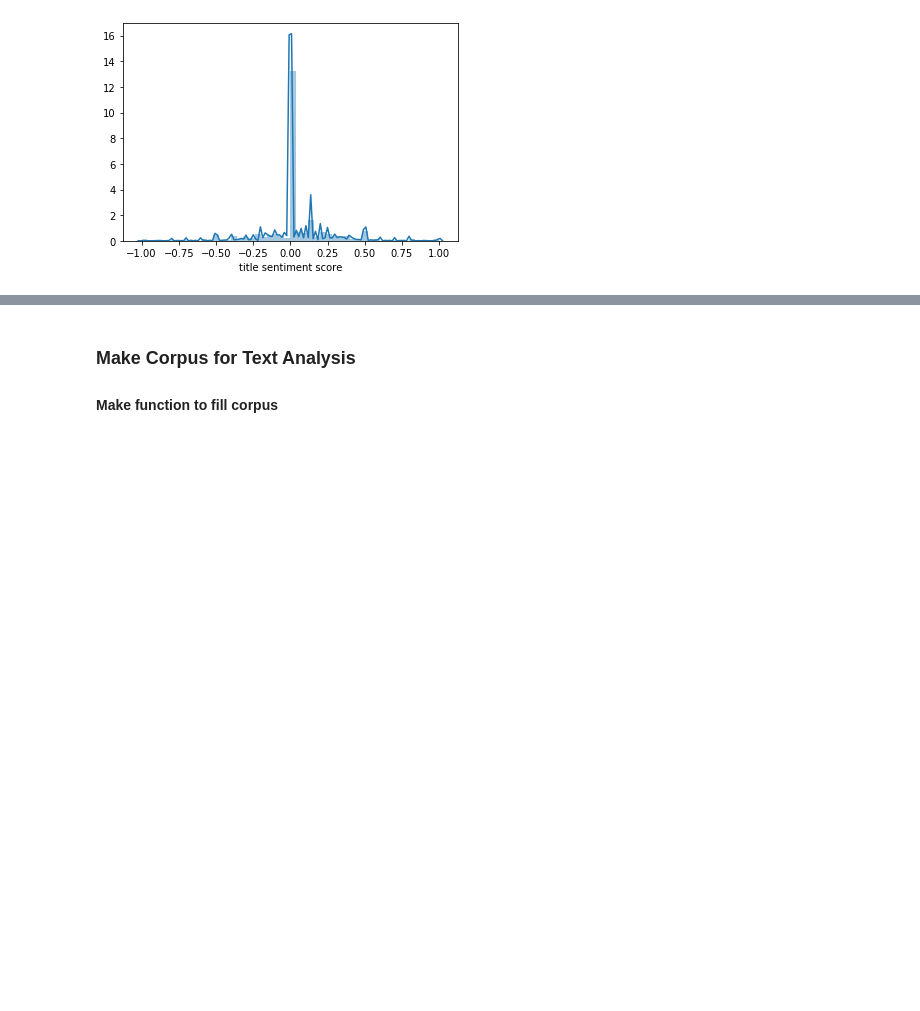
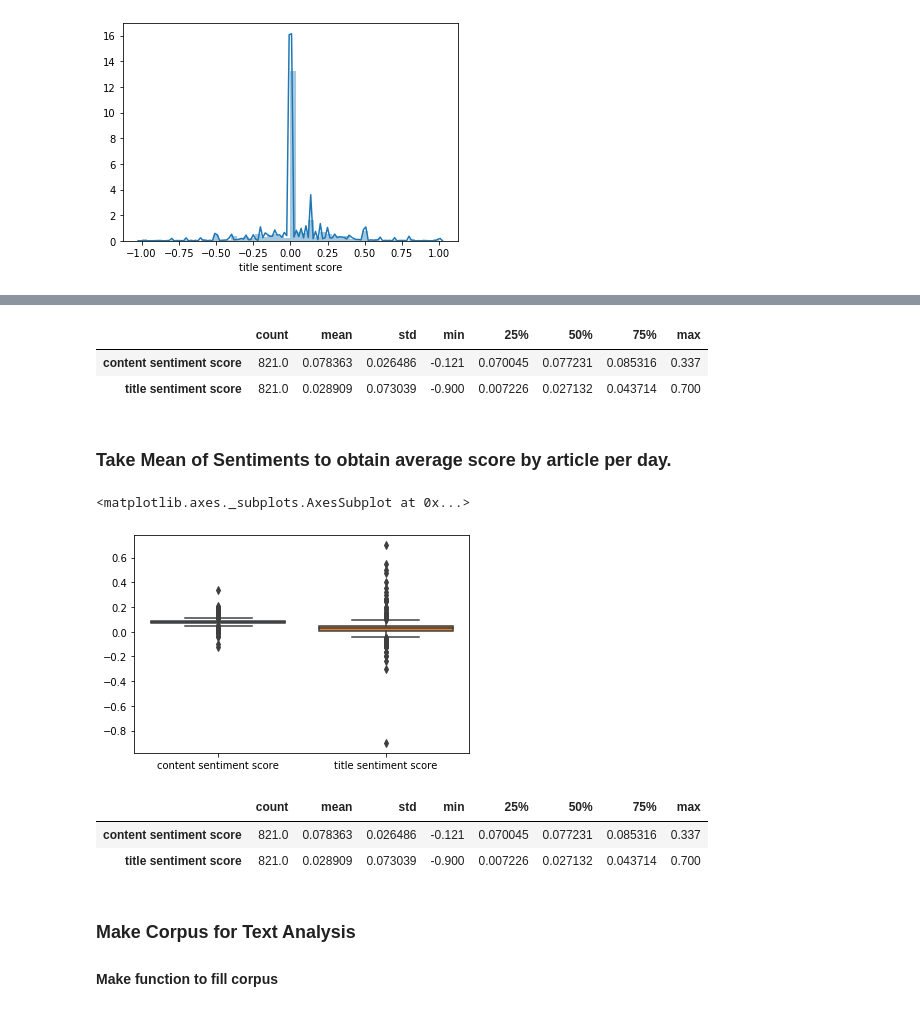
Before and after one commit to nicholas-wright/Ryerson-Capstone-Project, a Jupyter notebook: Initial Results/Exploratory Data Analysis Pt.2.ipynb, the cells around one changed output, grey strips where cells are left out. Drawn from its saved outputs; the diff is of its cells as text; code cells hidden in the pictures; blank space fills up the shorter version.

```diff
--- a/Initial Results/Exploratory Data Analysis Pt.2.ipynb
+++ b/Initial Results/Exploratory Data Analysis Pt.2.ipynb
@@ -100,0 +118,7 @@ sns.distplot(newsdf['title sentiment score'], bins = 50)
+# %%
+summary = newsdf2.describe()
+summary.transpose()
+# %% [output]
+|  | count | mean | std | min | 25% | 50% | 75% | max |
+| content sentiment score | 821.0 | 0.078363 | 0.026486 | -0.121 | 0.070045 | 0.077231 | 0.085316 | 0.337 |
+| title sentiment score | 821.0 | 0.028909 | 0.073039 | -0.900 | 0.007226 | 0.027132 | 0.043714 | 0.700 |
@@ -100,0 +127,17 @@ sns.distplot(newsdf['title sentiment score'], bins = 50)
+# %% [markdown]
+### Take Mean of Sentiments to obtain average score by article per day.
+# %%
+newsdf4 = pd.DataFrame(newsdf.groupby('date')['content sentiment score', 'title sentiment score'].mean())
+newsdf4.head()
+# %%
+sns.boxplot(data = newsdf4)
+# %% [output]
+<matplotlib.axes._subplots.AxesSubplot at 0x...>
+[figure, added]
+# %%
+summary = newsdf4.describe()
+summary.transpose()
+# %% [output]
+|  | count | mean | std | min | 25% | 50% | 75% | max |
+| content sentiment score | 821.0 | 0.078363 | 0.026486 | -0.121 | 0.070045 | 0.077231 | 0.085316 | 0.337 |
+| title sentiment score | 821.0 | 0.028909 | 0.073039 | -0.900 | 0.007226 | 0.027132 | 0.043714 | 0.700 |
```
Also changed, not shown: parts of 31 cells of this notebook.
